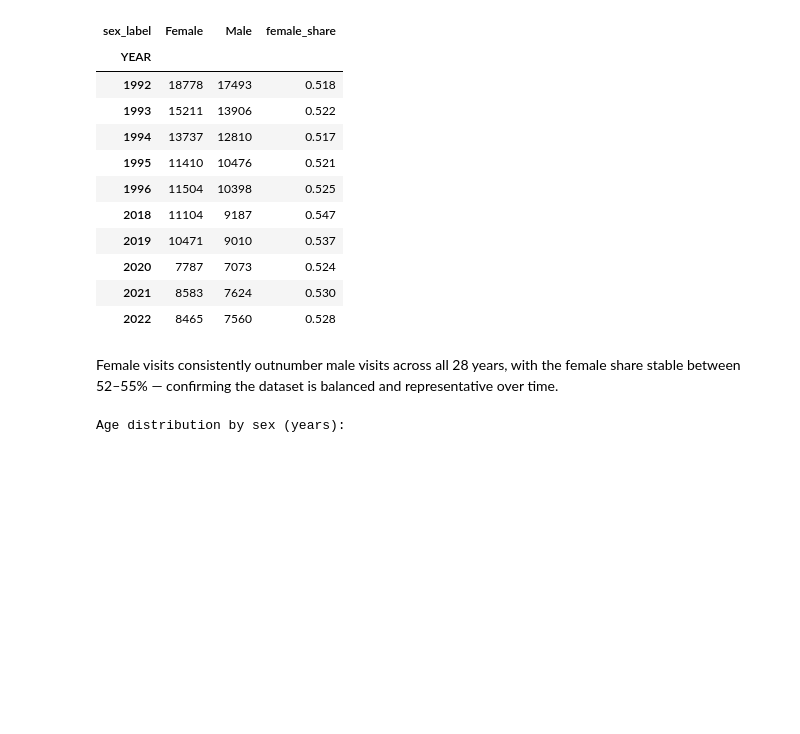
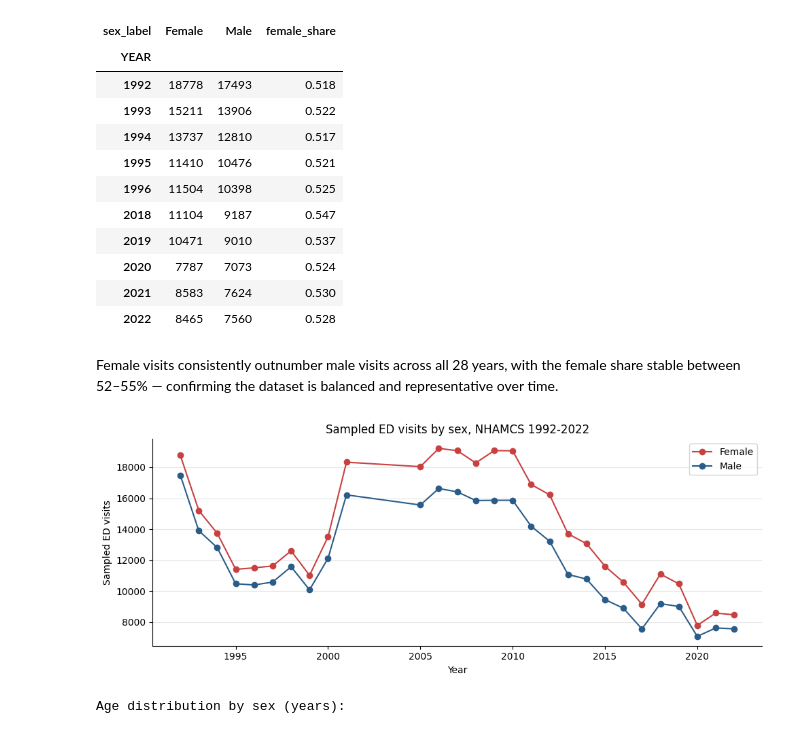
Before and after one commit to Aryan-Mi/dtu-social-data-assignments, a Jupyter notebook: assignment-final/notebooks/submission.ipynb, the cells around one changed output. Drawn from its saved outputs; the diff is of its cells as text; code cells hidden in the pictures; blank space fills up the shorter version.

```diff
--- a/assignment-final/notebooks/submission.ipynb
+++ b/assignment-final/notebooks/submission.ipynb
@@ -304,18 +304,30 @@ Sampled visits by year and sex (first/last 5 years):
 Female visits consistently outnumber male visits across all 28 years, with the female share stable between 52–55% — confirming the dataset is balanced and representative over time.
 # %%
 fig, ax = plt.subplots(figsize=(10, 4))
-ax.plot(visits_by_year_sex.index, visits_by_year_sex["Female"],
-        color="#C94040", marker="o", label="Female")
-ax.plot(visits_by_year_sex.index, visits_by_year_sex["Male"],
-        color="#2A5C8A", marker="o", label="Male")
+ax.plot(
+    visits_by_year_sex.index,
+    visits_by_year_sex["Female"],
+    color="#C94040",
+    marker="o",
+    label="Female",
+)
+ax.plot(
+    visits_by_year_sex.index,
+    visits_by_year_sex["Male"],
+    color="#2A5C8A",
+    marker="o",
+    label="Male",
+)
 ax.set_xlabel("Year")
 ax.set_ylabel("Sampled ED visits")
-ax.set_title("Sampled ED visits by sex, NHAMCS 1992–2022")
+ax.set_title("Sampled ED visits by sex, NHAMCS 1992-2022")
 ax.grid(axis="y", alpha=0.3)
 ax.spines[["top", "right"]].set_visible(False)
 ax.legend()
 plt.tight_layout()
 plt.show()
+# %% [output]
+[figure, added]
 # %%
 # Age distribution by sex
 age_summary = (
```
Also changed, not shown: parts of 24 cells of this notebook.
